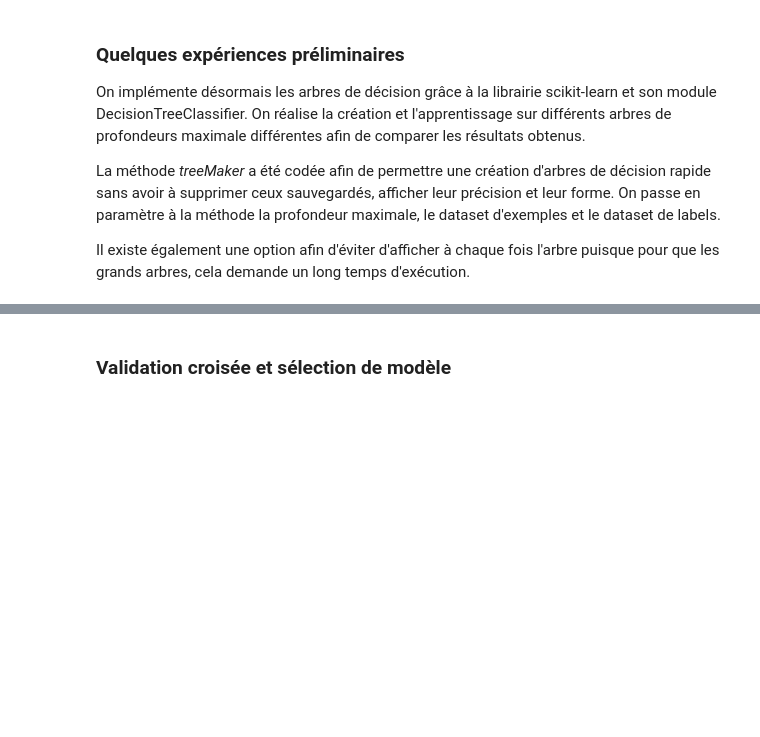
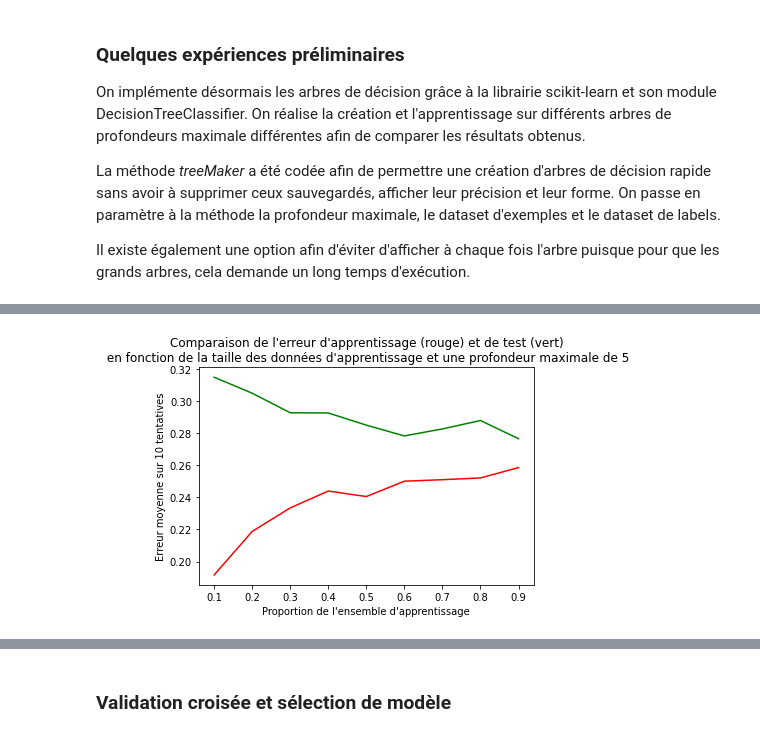
Before and after one commit to almehdiKrisni/UE_ML, a Jupyter notebook: TME1/Rapport_TME1_KRISNI_ARICHANDRA.ipynb, the cells around one changed output, grey strips where cells are left out. Saved outputs shown, nothing was run; the diff lists cells and outputs as text; code cells hidden in the pictures; blank space fills up the shorter version.

```diff
--- a/TME1/Rapport_TME1_KRISNI_ARICHANDRA.ipynb
+++ b/TME1/Rapport_TME1_KRISNI_ARICHANDRA.ipynb
@@ -178,0 +203,36 @@ Précision de l'arbre de décision avec une profondeur maximale de 30 : 0.999781
+# %%
+# Variables globales de test
+n = 10
+maxDepth = 5
+appErrList = []
+testErrList = []
+prop = [(0.1) * i for i in range(1,10)]
+
+# On itère sur différentes proportions d'ensemble d'apprentissage
+for pApp in prop :
+    pTest = 1 - pApp
+
+    # Variables pour sauvegarder les erreurs avant d'effectuer la moyenne
+    appErr = 0
+    testErr = 0
+
+    # On calcule n fois l'erreur afin d'obtenir une moyenne
+    for i in range(n) :
+        Xapp, Xtest, Yapp, Ytest = dataPartition(datax, datay, pApp, pTest)
+        res1, res2 = quickError(Xapp, Xtest, Yapp, Ytest)
+        appErr += res1
+        testErr += res2
+
+    # On ajoute la moyenne à la liste
+    appErrList.append(appErr / n)
+    testErrList.append(testErr / n)
+
+# Affichage des courbes
+plt.title("Comparaison de l'erreur d'apprentissage (rouge) et de test (vert)\n en fonction de la taille des données d'apprentissage et une profondeur maximale de " + str(maxDepth))
+plt.ylabel("Erreur moyenne sur " + str(n) + " tentatives")
+plt.xlabel("Proportion de l'ensemble d'apprentissage")
+plt.plot(prop, appErrList, 'r')
+plt.plot(prop, testErrList, 'g')
+plt.show()
+# %% [output]
+[figure, added]
```
Also changed, not shown: parts of 11 cells of this notebook, 6 other files.
